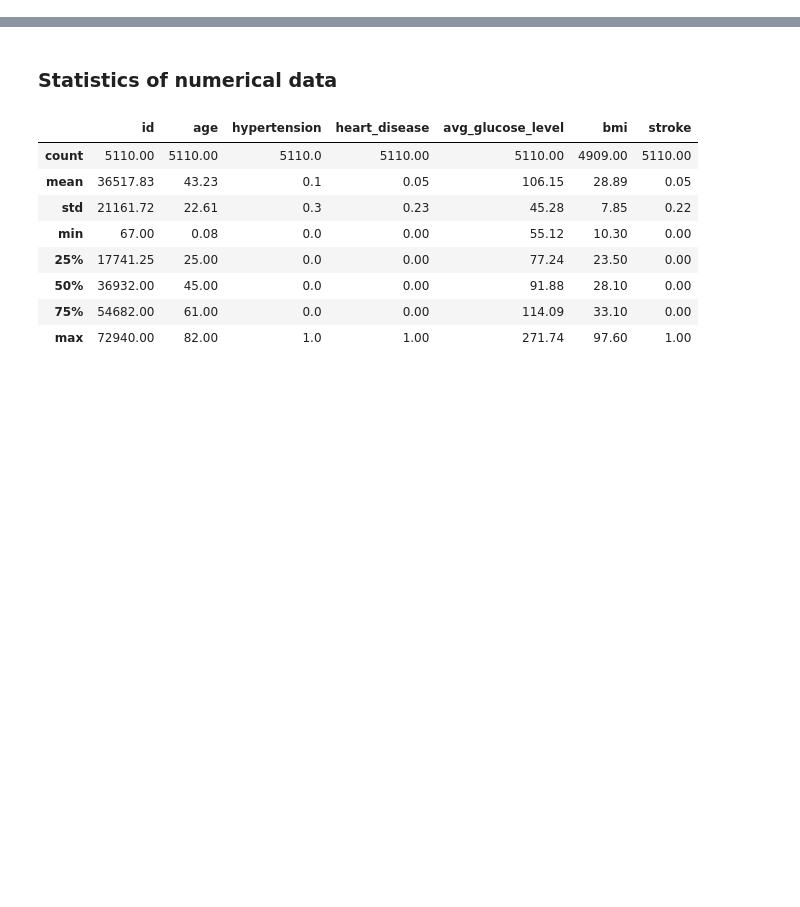
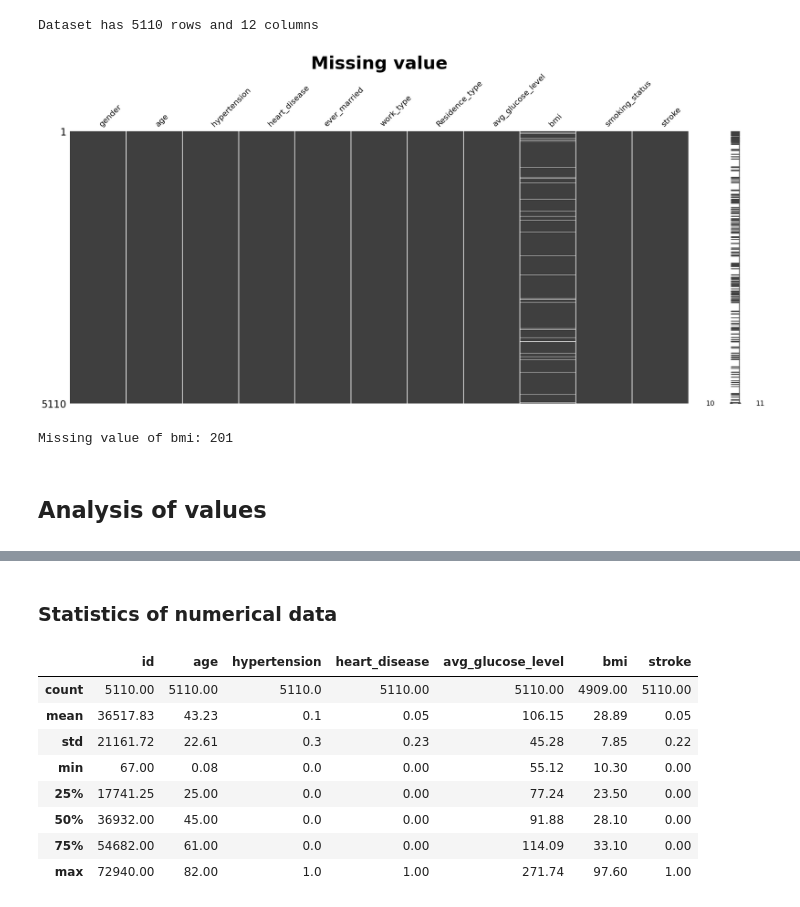
Before and after one commit to Laura1385/ml_stroke, a Jupyter notebook: main.ipynb, the cells around one changed output, grey strips where cells are left out. Drawn from its saved outputs; the diff is of its cells as text; code cells hidden in the pictures; blank space fills up the shorter version.

```diff
--- a/main.ipynb
+++ b/main.ipynb
@@ -162,0 +96,22 @@ Nel dataset sono presenti tre tipi di dati:
+# %%
+#Dataset shape
+print(f'Dataset has {df_stroke.shape[0]} rows and {df_stroke.shape[1]} columns')
+# %% [output]
+Dataset has 5110 rows and 12 columns
+# %%
+#search missing value
+X = df_stroke.iloc[:, 1:14]  #select everything except the id column
+
+fig = msno.matrix(X)
+plt.title("Missing value", fontsize=36, fontweight='bold')
+plt.show()
+# %% [output]
+[figure, added]
+# %%
+#count bmi's missing value
+print('Missing value of bmi:', df_stroke.bmi.isnull().sum(axis=0))
+# %% [output]
+Missing value of bmi: 201
+# %% [markdown]
+<a id = '2.2'></a>
+<h1 style="font-size: 150%;">Analysis of values</h1>
```
Also changed, not shown: parts of 109 cells of this notebook, 4 other files.
